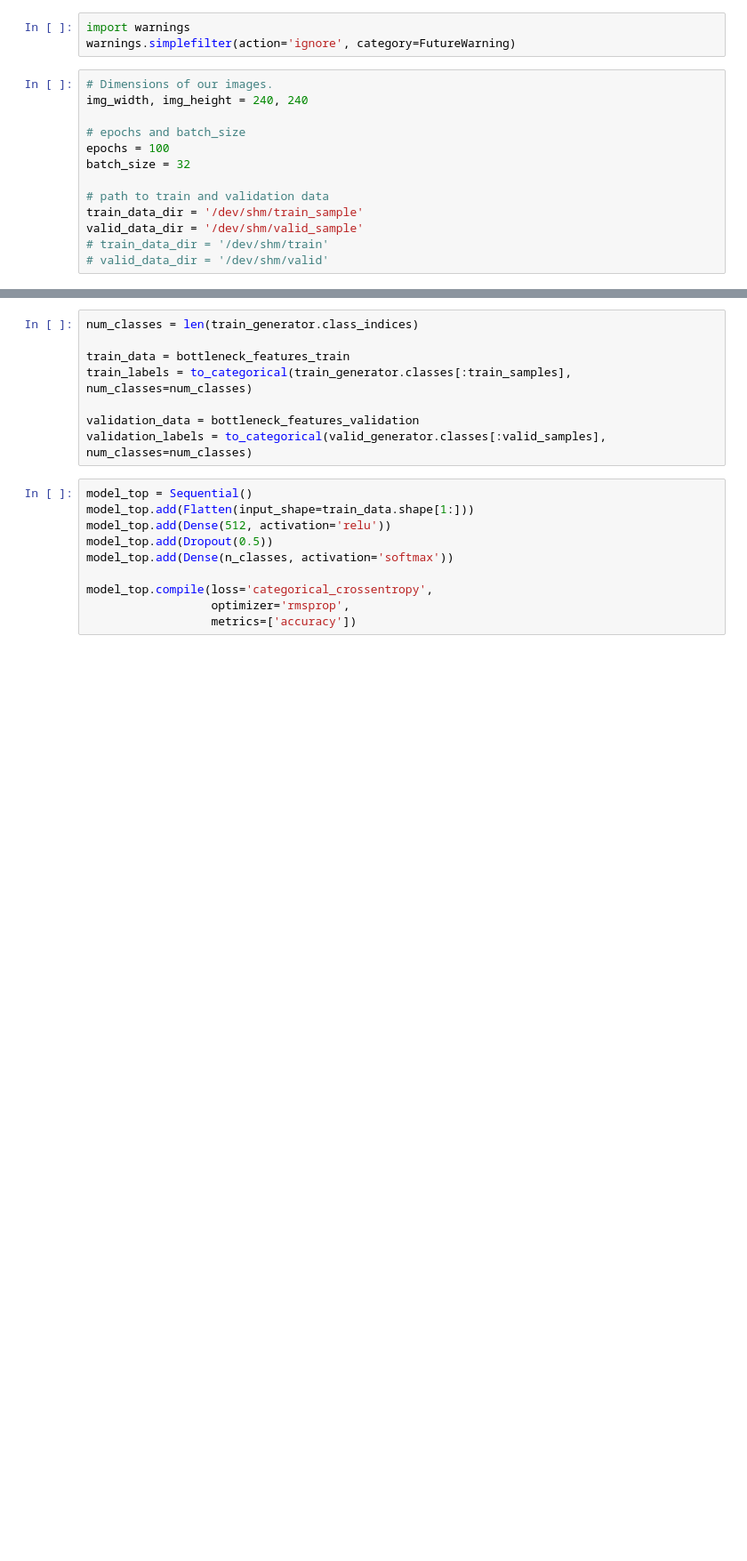
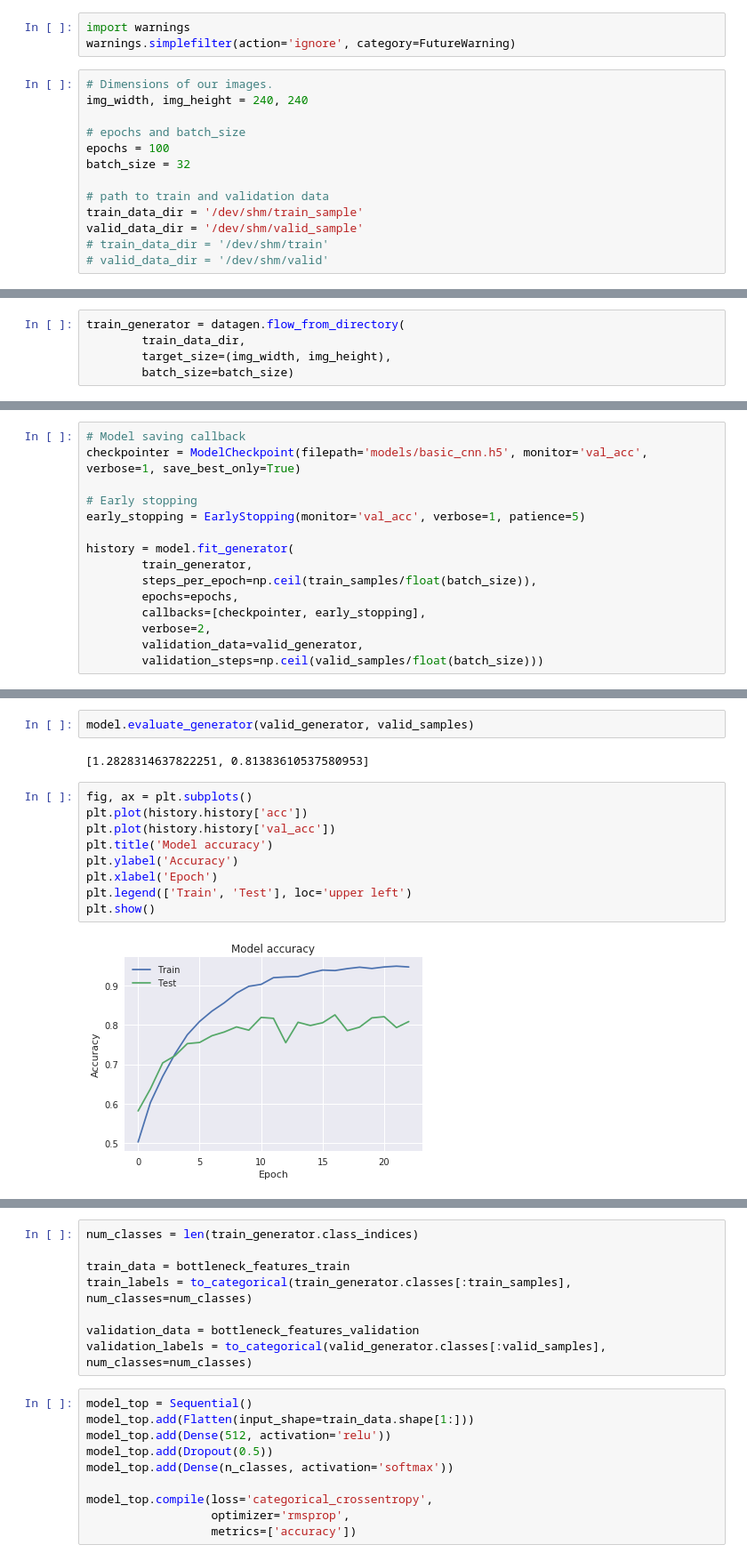
Before and after one commit to congwu26/GoogleLandmarkRecognition, a Jupyter notebook: LandmarkRecognition-full.ipynb, the cells around one changed output, grey strips where cells are left out. Shown: that part at 89% size. Drawn from its saved outputs; the diff is of its cells as text; blank space fills up the shorter version.

```diff
--- a/LandmarkRecognition-full.ipynb
+++ b/LandmarkRecognition-full.ipynb
@@ -40,0 +43,5 @@ valid_data_dir = '/dev/shm/valid_sample'
+# %%
+train_generator = datagen.flow_from_directory(
+        train_data_dir,
+        target_size=(img_width, img_height),
+        batch_size=batch_size)
@@ -40,0 +118,15 @@ valid_data_dir = '/dev/shm/valid_sample'
+# %%
+# Model saving callback
+checkpointer = ModelCheckpoint(filepath='models/basic_cnn.h5', monitor='val_acc', verbose=1, save_best_only=True)
+
+# Early stopping
+early_stopping = EarlyStopping(monitor='val_acc', verbose=1, patience=5)
+
+history = model.fit_generator(
+        train_generator,
+        steps_per_epoch=np.ceil(train_samples/float(batch_size)),
+        epochs=epochs,
+        callbacks=[checkpointer, early_stopping],
+        verbose=2,
+        validation_data=valid_generator,
+        validation_steps=np.ceil(valid_samples/float(batch_size)))
@@ -40,0 +151,15 @@ valid_data_dir = '/dev/shm/valid_sample'
+# %%
+model.evaluate_generator(valid_generator, valid_samples)
+# %% [output]
+[1.2828314637822251, 0.81383610537580953]
+# %%
+fig, ax = plt.subplots()
+plt.plot(history.history['acc'])
+plt.plot(history.history['val_acc'])
+plt.title('Model accuracy')
+plt.ylabel('Accuracy')
+plt.xlabel('Epoch')
+plt.legend(['Train', 'Test'], loc='upper left')
+plt.show()
+# %% [output]
+[figure, added]
```
Also changed, not shown: parts of 30 cells of this notebook.
